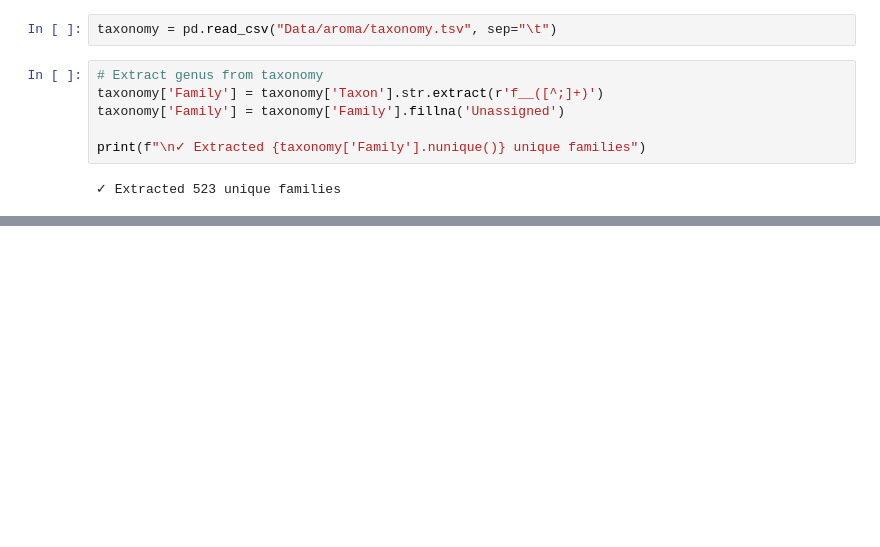
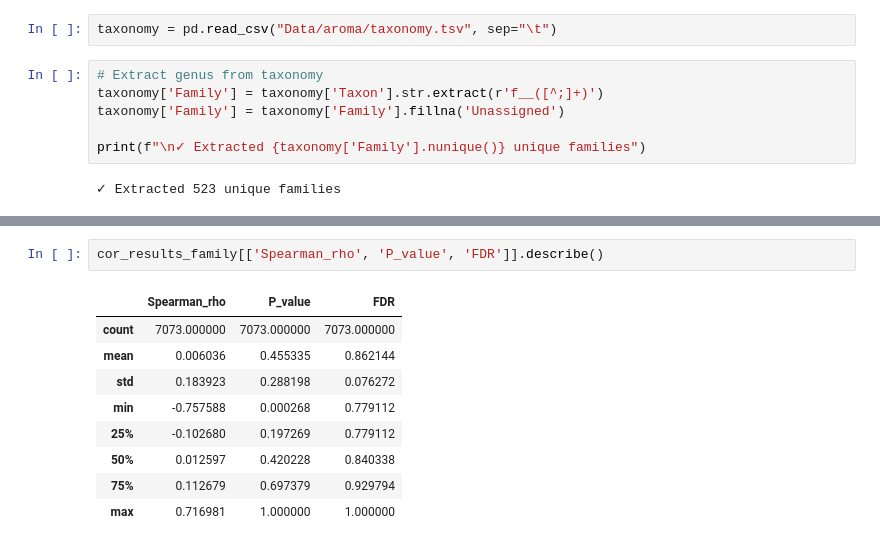
Before and after one commit to ninaaa-a/FermentYOU, a Jupyter notebook: Aroma analysis.ipynb, the cells around one changed output, grey strips where cells are left out. Saved outputs shown, nothing was run; the diff lists cells and outputs as text; blank space fills up the shorter version.

```diff
--- a/Aroma analysis.ipynb
+++ b/Aroma analysis.ipynb
@@ -405,0 +511,12 @@ Top 10 families :
+# %%
+cor_results_family[['Spearman_rho', 'P_value', 'FDR']].describe()
+# %% [output]
+|  | Spearman_rho | P_value | FDR |
+| count | 7073.000000 | 7073.000000 | 7073.000000 |
+| mean | 0.006036 | 0.455335 | 0.862144 |
+| std | 0.183923 | 0.288198 | 0.076272 |
+| min | -0.757588 | 0.000268 | 0.779112 |
+| 25% | -0.102680 | 0.197269 | 0.779112 |
+| 50% | 0.012597 | 0.420228 | 0.840338 |
+| 75% | 0.112679 | 0.697379 | 0.929794 |
+| max | 0.716981 | 1.000000 | 1.000000 |
```
Also changed, not shown: parts of 32 cells of this notebook.
